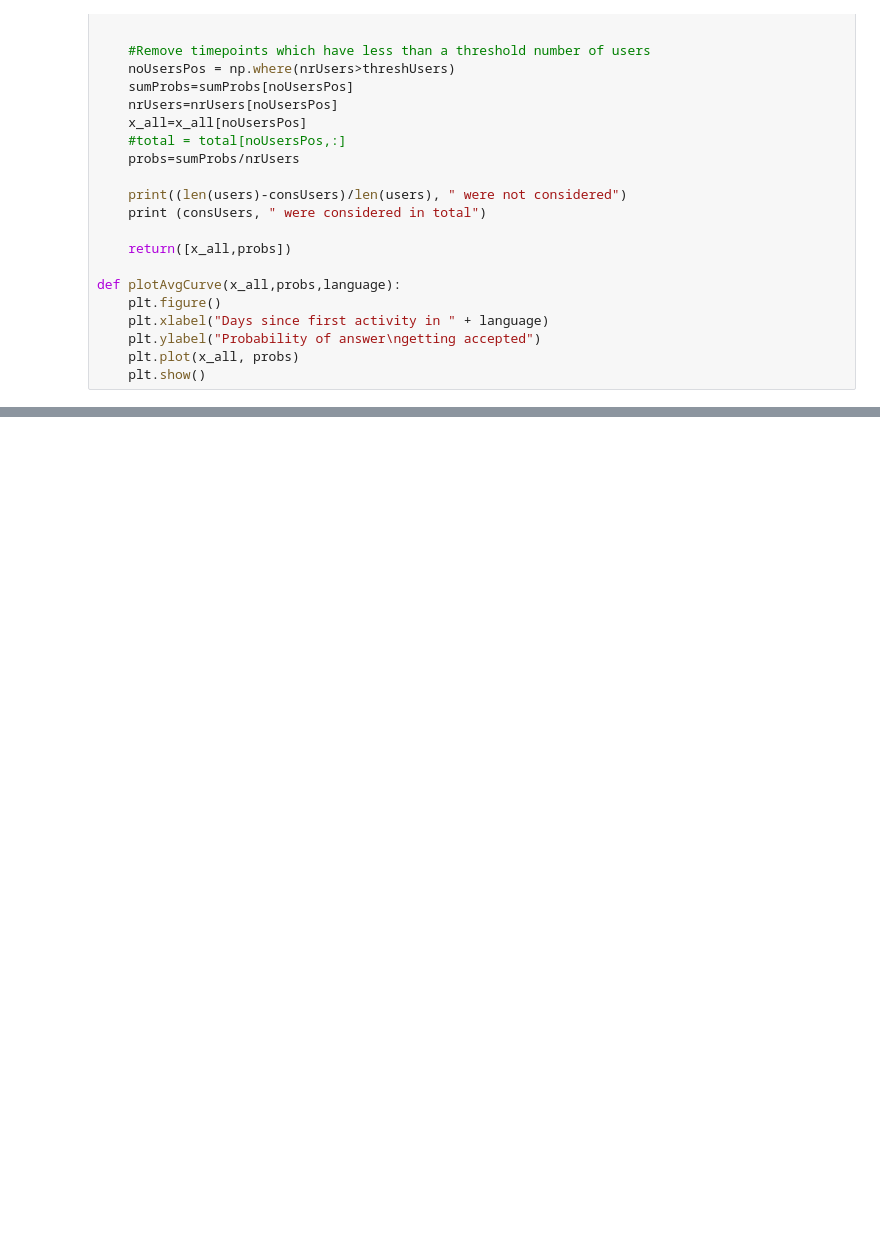
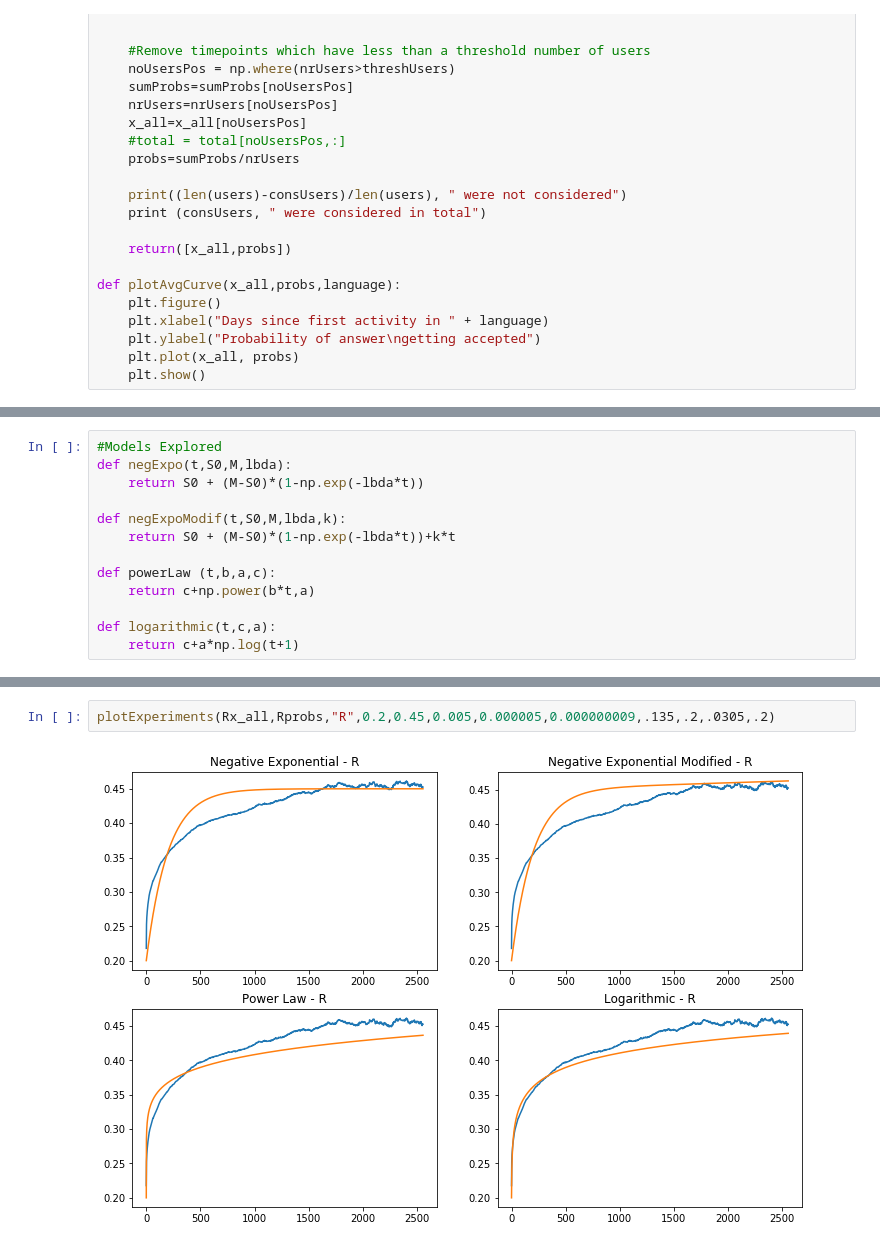
Before and after one commit to live-wire/overflow, a Jupyter notebook: Plots.ipynb, the cells around one changed output, grey strips where cells are left out. Cells and saved outputs as stored; diff of their text form; blank space fills up the shorter version.

Commit message:
Modeling Upvote metric

```diff
--- a/Plots.ipynb
+++ b/Plots.ipynb
@@ -275,0 +293,13 @@ plotAvgCurve(Px_all,Pprobs,"Python")
+# %%
+#Models Explored
+def negExpo(t,S0,M,lbda):
+    return S0 + (M-S0)*(1-np.exp(-lbda*t))
+
+def negExpoModif(t,S0,M,lbda,k):
+    return S0 + (M-S0)*(1-np.exp(-lbda*t))+k*t
+
+def powerLaw (t,b,a,c):
+    return c+np.power(b*t,a)
+
+def logarithmic(t,c,a):
+    return c+a*np.log(t+1)
@@ -275,0 +387,4 @@ plotAvgCurve(Px_all,Pprobs,"Python")
+# %%
+plotExperiments(Rx_all,Rprobs,"R",0.2,0.45,0.005,0.000005,0.000000009,.135,.2,.0305,.2)
+# %% [output]
+[figure, added]
```
Also changed, not shown: parts of 14 cells of this notebook.
